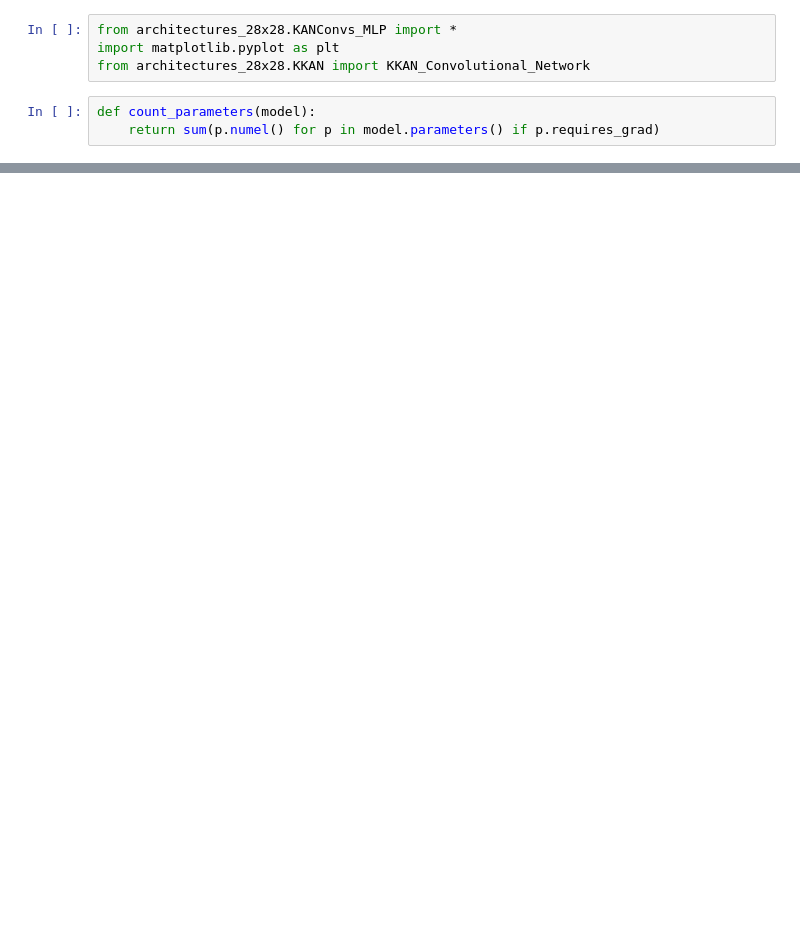
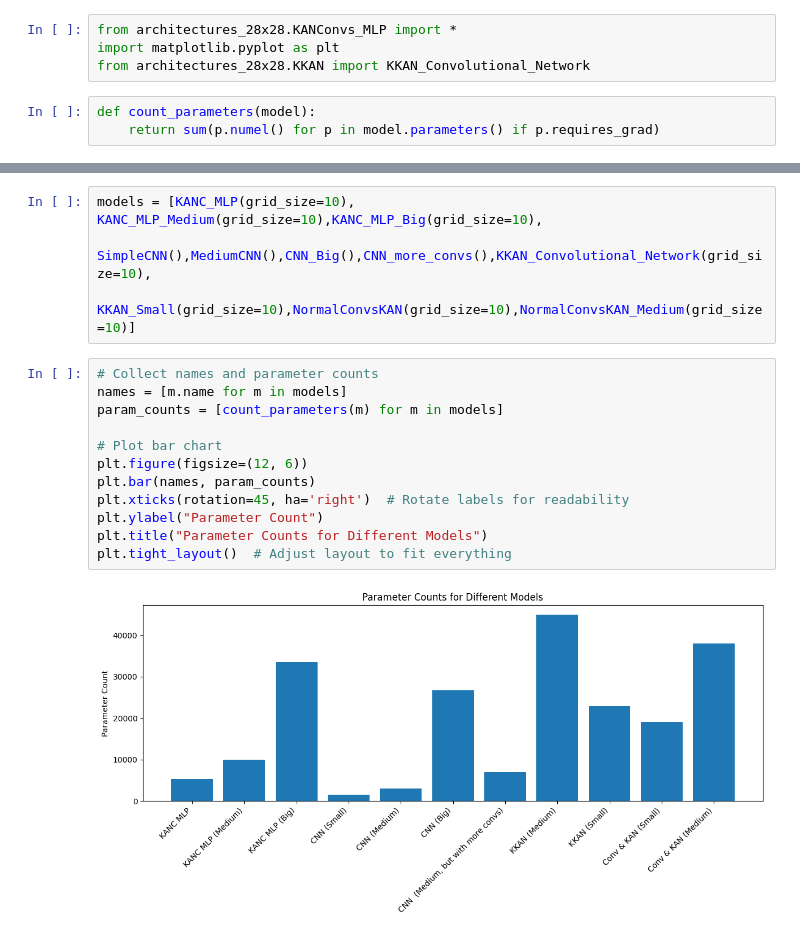
Before and after one commit to AntonioTepsich/Convolutional-KANs, a Jupyter notebook: grid_size_parameters.ipynb, the cells around one changed output, grey strips where cells are left out. Drawn from its saved outputs; the diff is of its cells as text; blank space fills up the shorter version.

```diff
--- a/grid_size_parameters.ipynb
+++ b/grid_size_parameters.ipynb
@@ -22,0 +43,18 @@ plt.scatter(grid_sizes,params)
+# %%
+models = [KANC_MLP(grid_size=10), KANC_MLP_Medium(grid_size=10),KANC_MLP_Big(grid_size=10),
+          SimpleCNN(),MediumCNN(),CNN_Big(),CNN_more_convs(),KKAN_Convolutional_Network(grid_size=10),
+          KKAN_Small(grid_size=10),NormalConvsKAN(grid_size=10),NormalConvsKAN_Medium(grid_size=10)]
+# %%
+# Collect names and parameter counts
+names = [m.name for m in models]
+param_counts = [count_parameters(m) for m in models]
+
+# Plot bar chart
+plt.figure(figsize=(12, 6))
+plt.bar(names, param_counts)
+plt.xticks(rotation=45, ha='right')  # Rotate labels for readability
+plt.ylabel("Parameter Count")
+plt.title("Parameter Counts for Different Models")
+plt.tight_layout()  # Adjust layout to fit everything
+# %% [output]
+[figure, added]
```
Also changed, not shown: parts of 6 cells of this notebook, 9 other files.
